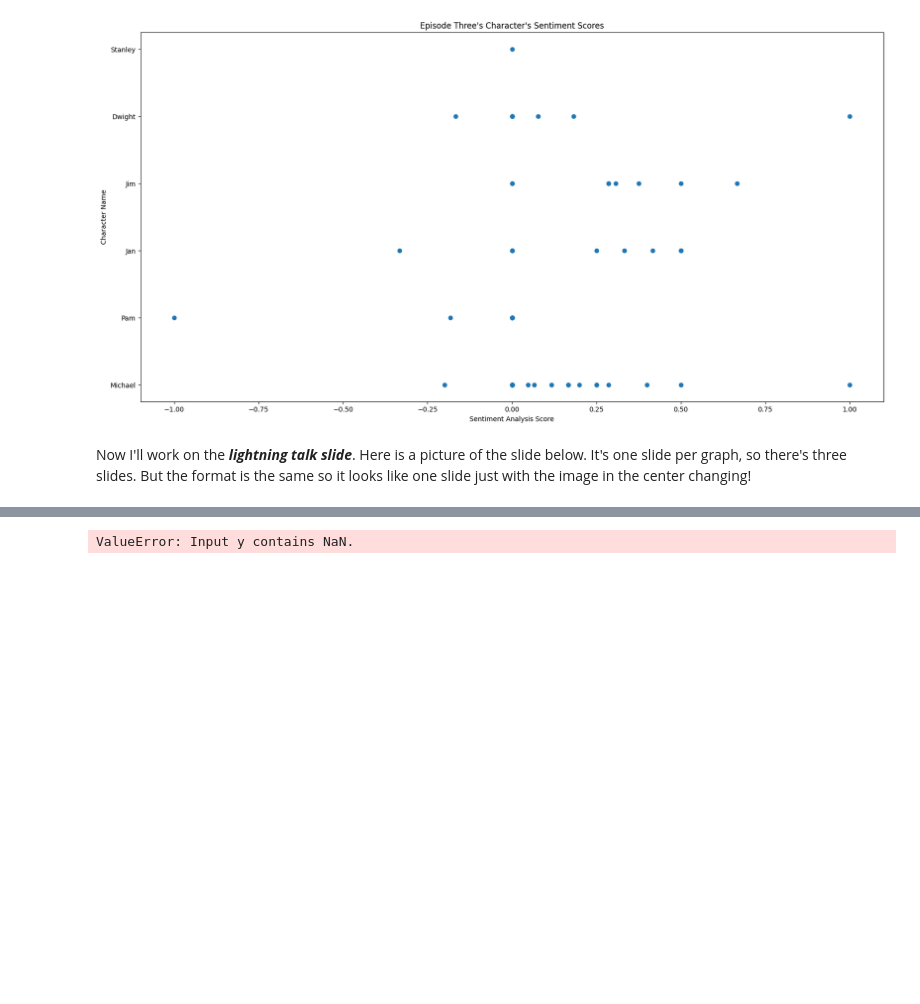
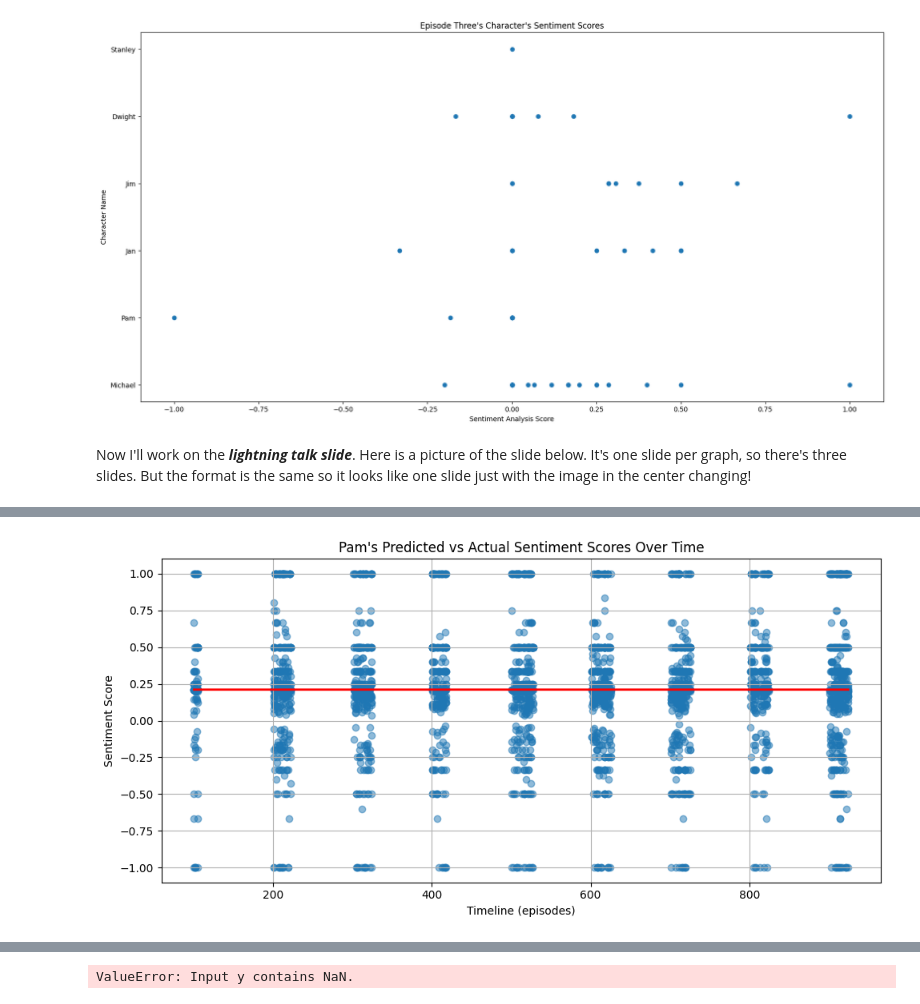
Before and after one commit to Lailamh/DSRP1, a Jupyter notebook: Data_Science_Research_Project.ipynb, the cells around one changed output, grey strips where cells are left out. Cells and saved outputs as stored; diff of their text form; code cells hidden in the pictures; blank space fills up the shorter version.

```diff
--- a/Data_Science_Research_Project.ipynb
+++ b/Data_Science_Research_Project.ipynb
@@ -306,0 +347,25 @@ TypeError: Cannot convert [0.2857142857142857 0.0 0.4285714285714285 ... 0.16666
+# %%
+#Pam's ML model
+
+
+X = (pam_df['season'] * 100 + pam_df['episode']).values.reshape(-1, 1) #X is the timeline (combo of season and episode)
+y = pam_sentiment_df.values
+
+model = LinearRegression()
+model.fit(X, y)
+
+y_pred = model.predict(X)
+
+
+#plotting
+plt.figure(figsize = (10, 5))
+plt.scatter(X, y, alpha = 0.5, label = 'Actual Sentiment Scores')
+plt.plot(X, y_pred, color = 'red', linewidth = 2, label = 'Predicted Sentiment Scores')
+plt.title("Pam's Predicted vs Actual Sentiment Scores Over Time")
+plt.xlabel("Timeline (episodes)")
+plt.ylabel("Sentiment Score")
+plt.grid(True)
+plt.tight_layout()
+plt.show()
+# %% [output]
+[figure, added]
```
Also changed, not shown: parts of 10 cells of this notebook.
